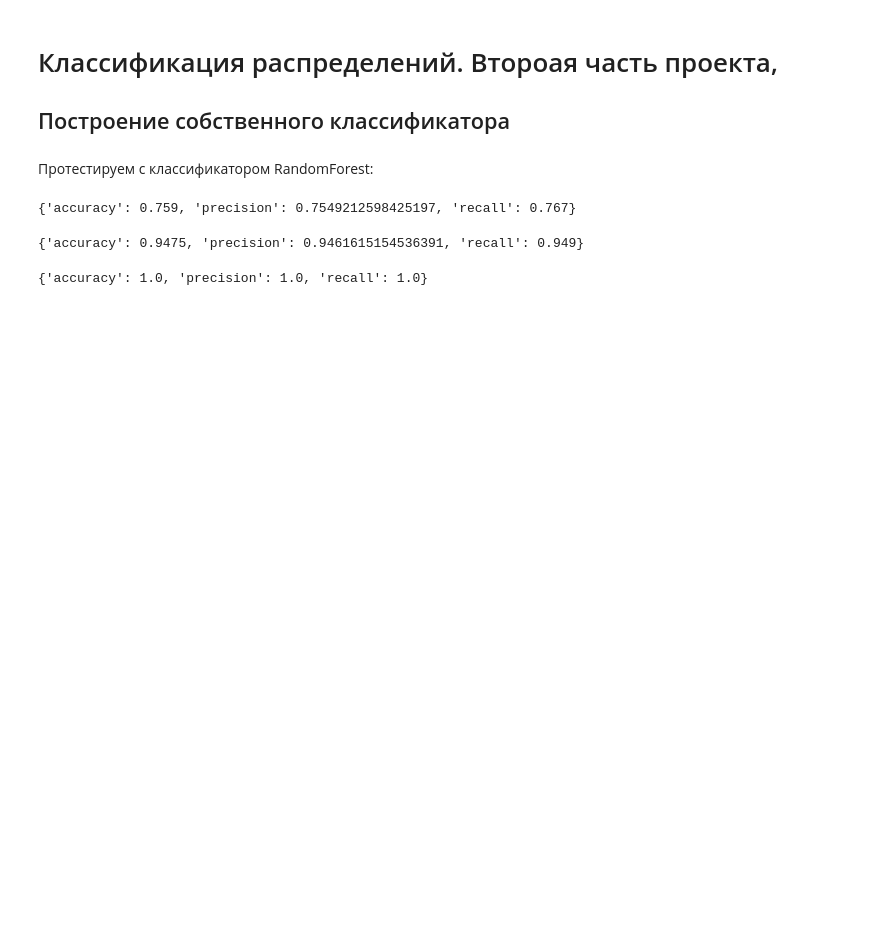
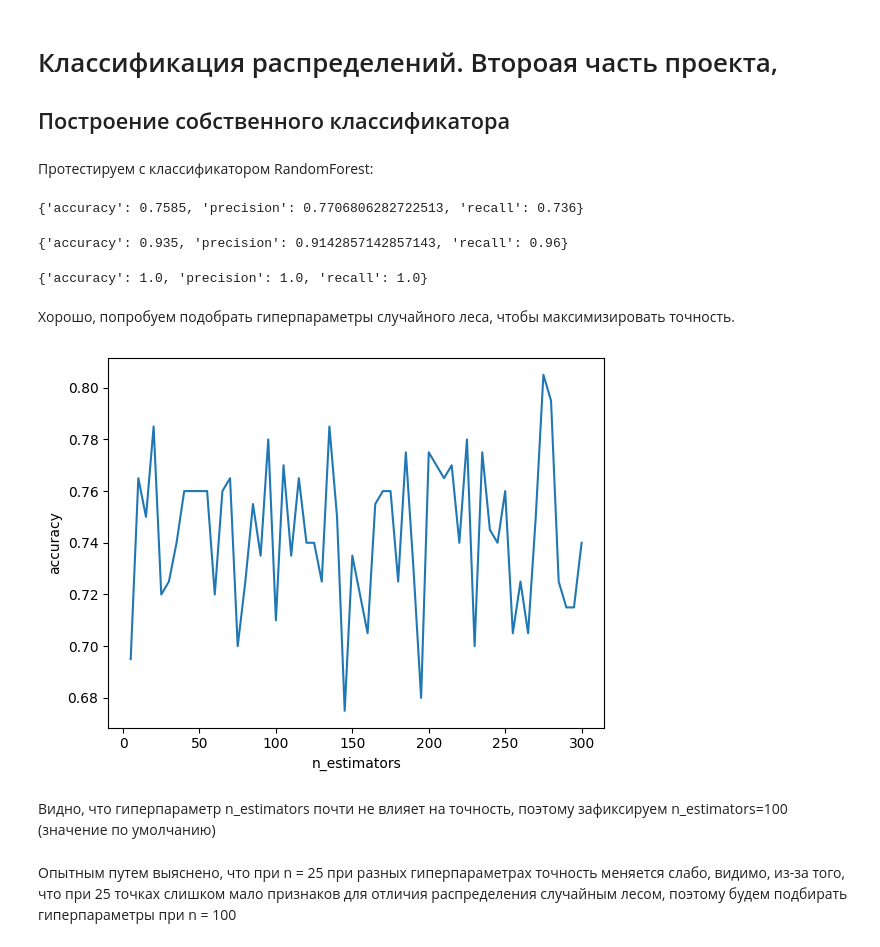
Before and after one commit to maxGrigorenko/DistributionClassifier, a Jupyter notebook: src/normal_laplace/experiments_second_part.ipynb, the cells around one changed output. Drawn from its saved outputs; the diff is of its cells as text; code cells hidden in the pictures; blank space fills up the shorter version.

Commit message:
normal-laplace classificator

```diff
--- a/src/normal_laplace/experiments_second_part.ipynb
+++ b/src/normal_laplace/experiments_second_part.ipynb
@@ -67,9 +67,9 @@ class DistribituionClassifier:
         data = self.make_data(number_of_experiments=number_of_experiments)
         X = data.drop('distribution', axis=1)
         y = data['distribution']
-        encoder = LabelEncoder()
-        encoder.fit(y)
-        y = encoder.transform(y)
+        y = [int(r == 'laplace') for r in y]
+        # 'normal' --> 0
+        # 'laplace' --> 1
         self.clf.fit(X, y)
 
     def predict(self, X):
@@ -79,9 +79,7 @@ class DistribituionClassifier:
         data = self.make_data(number_of_experiments=number_of_test)
         X_test = data.drop('distribution', axis=1)
         y = data['distribution']
-        encoder = LabelEncoder()
-        encoder.fit(y)
-        y_test = encoder.transform(y)
+        y_test = [int(r == 'laplace') for r in y]
         y_pred = np.array(self.clf.predict(X_test))
         acc = accuracy_score(y_test, y_pred)
         precision = precision_score(y_test, y_pred)
@@ -95,15 +93,15 @@ class DistribituionClassifier:
 Протестируем с классификатором RandomForest:
 # %%
 d_clf_25 = DistribituionClassifier(n=25, clf=RandomForestClassifier())
-d_clf_25.fit(number_of_experiments=5_000)
+d_clf_25.fit(number_of_experiments=1_000)
 d_clf_25.estimate(1_000)
 # %% [output]
-{'accuracy': 0.759, 'precision': 0.7549212598425197, 'recall': 0.767}
+{'accuracy': 0.7585, 'precision': 0.7706806282722513, 'recall': 0.736}
 # %%
 d_clf_100 = DistribituionClassifier(n=100, clf=RandomForestClassifier())
-d_clf_100.fit(number_of_experiments=5_000)
-d_clf_100.estimate(1_000)
+d_clf_100.fit(number_of_experiments=100)
+d_clf_100.estimate(100)
 # %% [output]
-{'accuracy': 0.9475, 'precision': 0.9461615154536391, 'recall': 0.949}
+{'accuracy': 0.935, 'precision': 0.9142857142857143, 'recall': 0.96}
 # %%
 d_clf_500 = DistribituionClassifier(n=500, clf=RandomForestClassifier())
@@ -112,2 +110,24 @@ d_clf_500.estimate(500)
 # %% [output]
 {'accuracy': 1.0, 'precision': 1.0, 'recall': 1.0}
+# %% [markdown]
+Хорошо, попробуем подобрать гиперпараметры случайного леса, чтобы максимизировать точность.
+# %%
+n_arr = []
+acc_arr = []
+for n_estimators in tqdm(range(5, 300+1, 5)):
+    d_clf_25 = DistribituionClassifier(n=25, clf=RandomForestClassifier(n_estimators=n_estimators))
+    d_clf_25.fit(number_of_experiments=100)
+    acc = d_clf_25.estimate(100)['accuracy']
+    n_arr.append(n_estimators)
+    acc_arr.append(acc)
+
+plt.xlabel('n_estimators')
+plt.ylabel('accuracy')
+plt.plot(n_arr, acc_arr)
+plt.show()
+# %% [output]
+[figure, added]
+# %% [markdown]
+Видно, что гиперпараметр n_estimators почти не влияет на точность, поэтому зафиксируем n_estimators=100 (значение по умолчанию)
+# %% [markdown]
+Опытным путем выяснено, что при n = 25 при разных гиперпараметрах точность меняется слабо, видимо, из-за того, что при 25 точках слишком мало признаков для отличия распределения случайным лесом, поэтому будем подбирать гиперпараметры при n = 100
```
Also changed, not shown: parts of 23 cells of this notebook.
